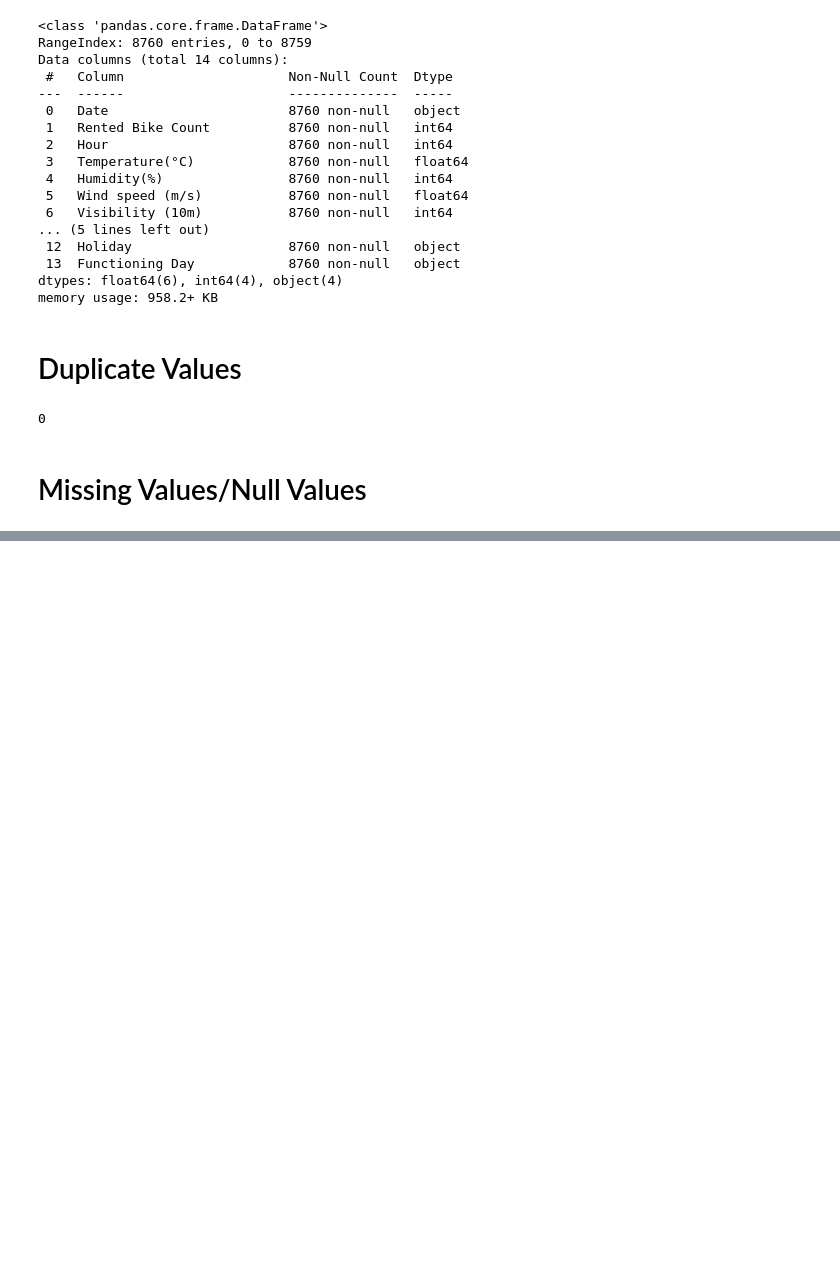
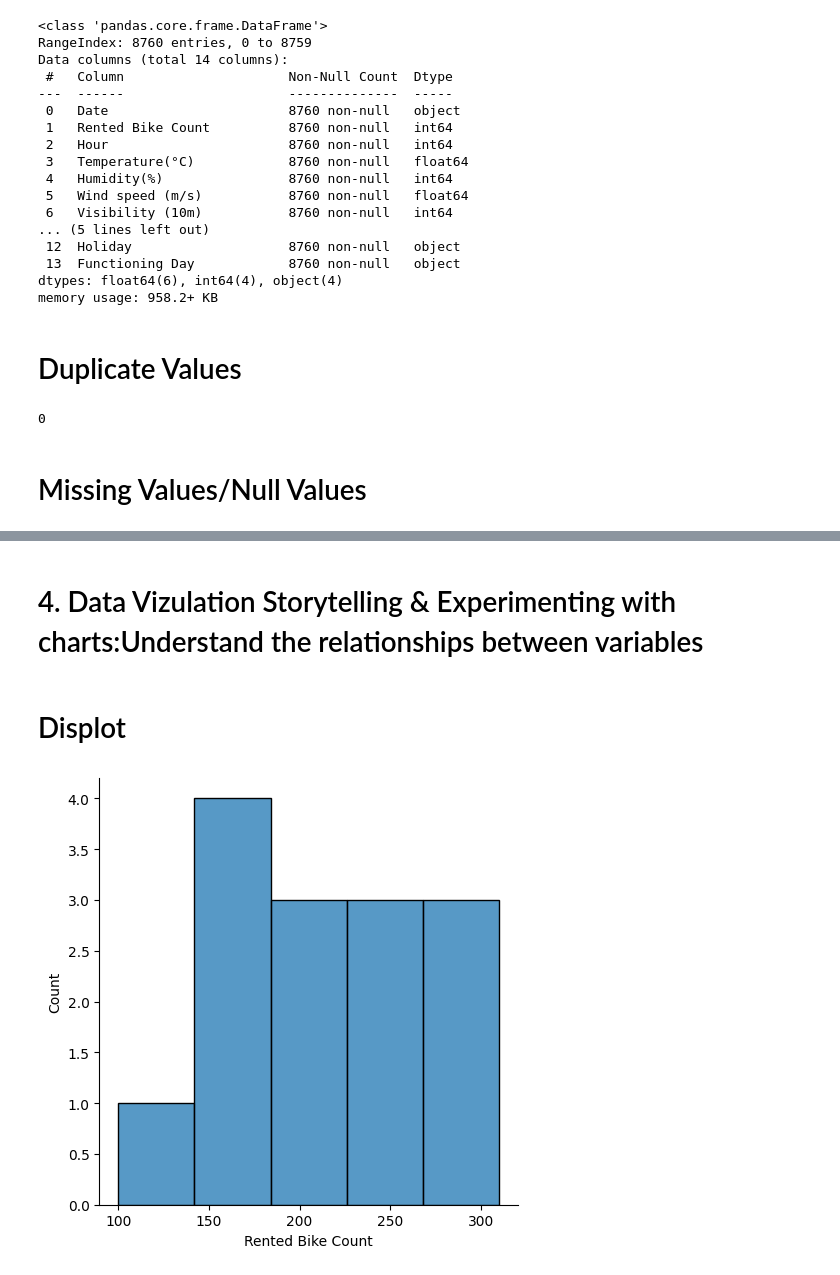
Before and after one commit to AnilUpad/Anil_meachine-learning_bike-share, a Jupyter notebook: Anil_meachine_learning_bike_share_sharing.ipynb, the cells around one changed output, grey strips where cells are left out. Cells and saved outputs as stored; diff of their text form; code cells hidden in the pictures; blank space fills up the shorter version.

```diff
--- a/Anil_meachine_learning_bike_share_sharing.ipynb
+++ b/Anil_meachine_learning_bike_share_sharing.ipynb
@@ -125,0 +343,21 @@ data.duplicated().sum()
+# %% [markdown]
+# 4. Data Vizulation Storytelling & Experimenting with charts:Understand the relationships between variables
+# %% [markdown]
+# Displot
+# %%
+import pandas as pd
+import seaborn as sns
+import matplotlib.pyplot as plt
+
+# Sample data creation for demonstration
+data = pd.DataFrame({
+    "Rented Bike Count": [100, 150, 200, 250, 300, 150, 180, 230, 170, 190, 220, 250, 280, 310]
+})
+
+# Create the distribution plot
+sns.displot(data["Rented Bike Count"])
+
+# Show the plot
+plt.show()
+# %% [output]
+[figure, added]
```
Also changed, not shown: parts of 43 cells of this notebook.
